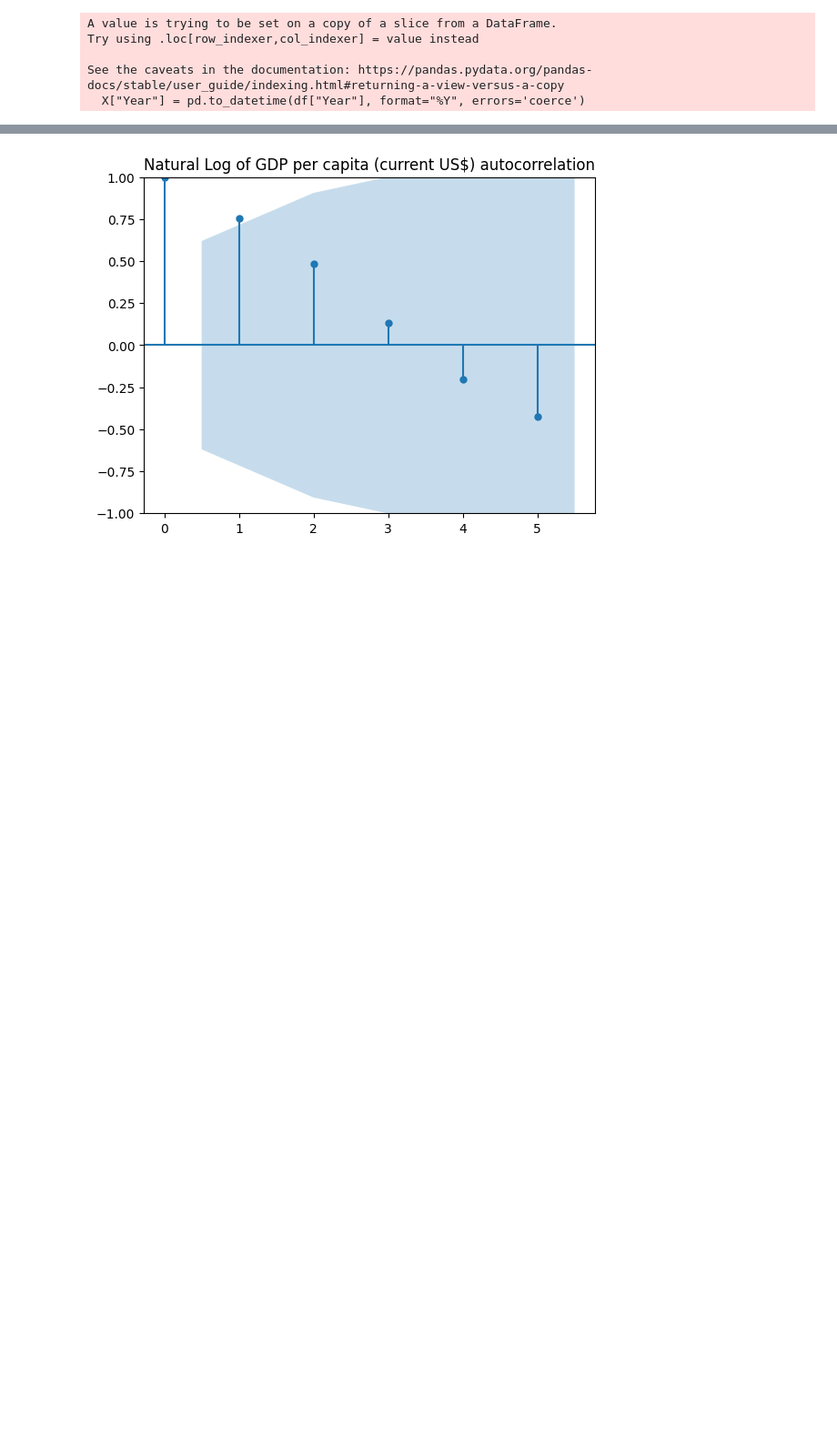
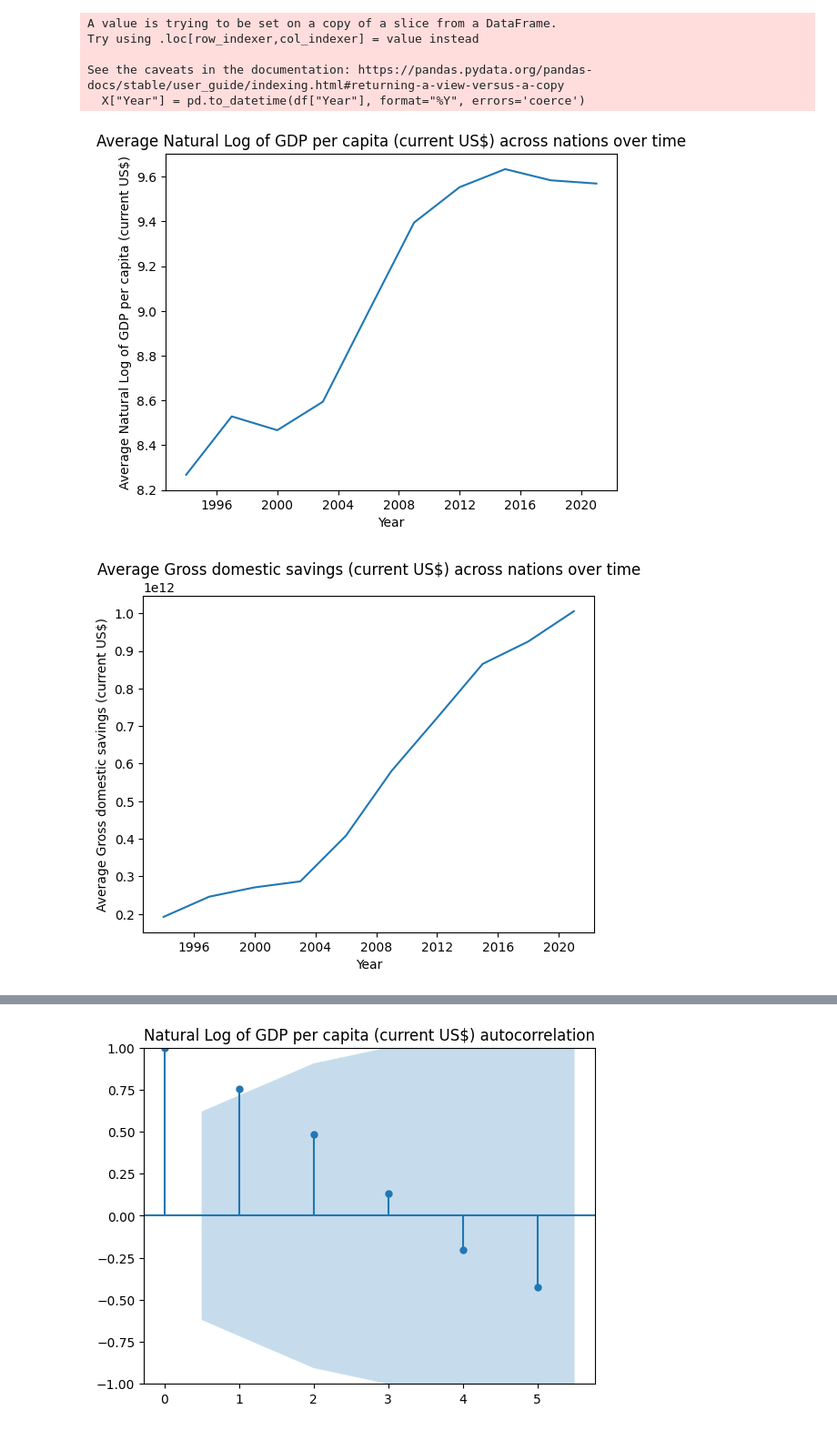
Before and after one commit to adityapentyala/egd-assignment, a Jupyter notebook: combined_regression.ipynb, the cells around one changed output, grey strips where cells are left out. Shown at 91% size. Drawn from its saved outputs; the diff is of its cells as text; code cells hidden in the pictures; blank space fills up the shorter version.

Commit message:
add trend plots

```diff
--- a/combined_regression.ipynb
+++ b/combined_regression.ipynb
@@ -230,3 +230,8 @@ Try using .loc[row_indexer,col_indexer] = value instead
 
 See the caveats in the documentation: https://pandas.pydata.org/pandas-docs/stable/user_guide/indexing.html#returning-a-view-versus-a-copy
   X["Year"] = pd.to_datetime(df["Year"], format="%Y", errors='coerce')
+# %%
+plots.plot_avg_trend(avg_X_arima)
+# %% [output]
+[figure, added]
+[figure, added]
```
Also changed, not shown: parts of 9 cells of this notebook, 1 other file.
